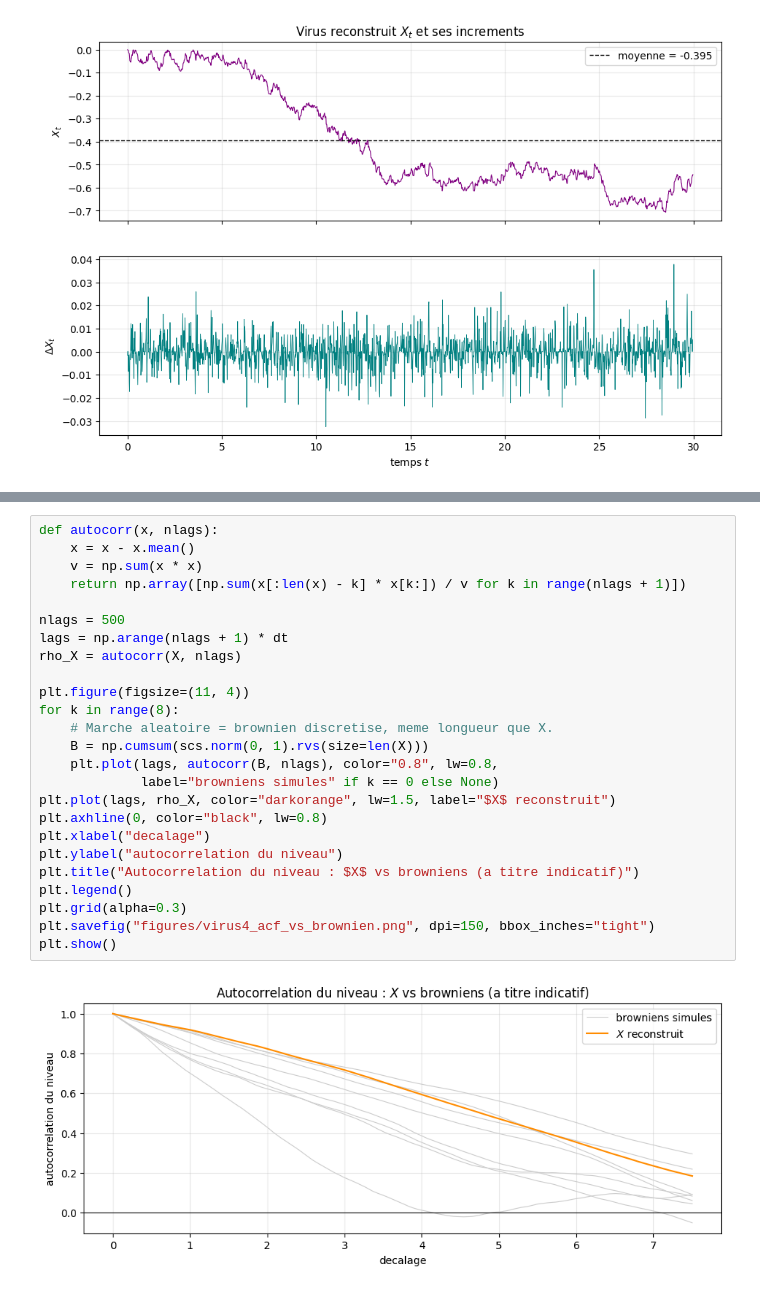
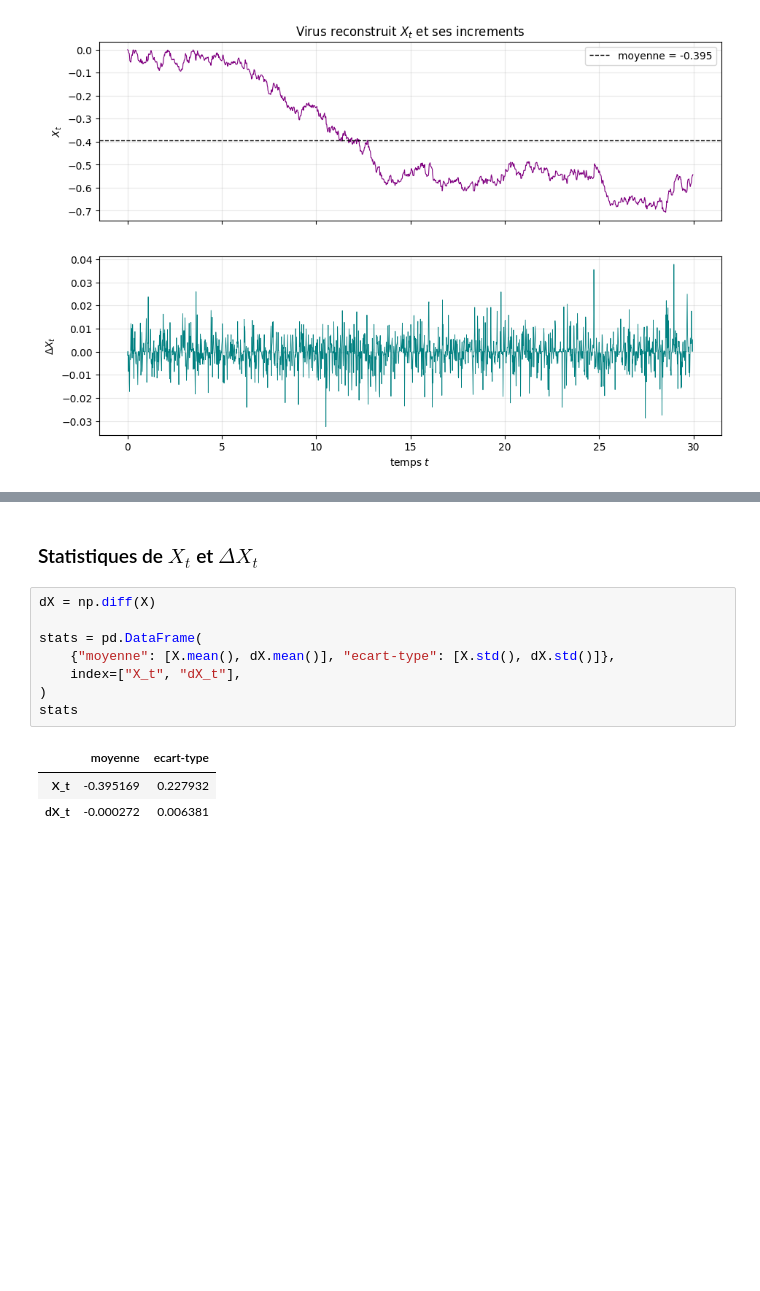
Before and after one commit to Flyioncy/Projet_Stochastiques, a Jupyter notebook: notebook.ipynb, the cells around one changed output, grey strips where cells are left out. Saved outputs shown, nothing was run; the diff lists cells and outputs as text; blank space fills up the shorter version.

```diff
--- a/notebook.ipynb
+++ b/notebook.ipynb
@@ -155,27 +126,14 @@ pourtant tout aussi lentement.
-# %%
-def autocorr(x, nlags):
-    x = x - x.mean()
-    v = np.sum(x * x)
-    return np.array([np.sum(x[:len(x) - k] * x[k:]) / v for k in range(nlags + 1)])
-
-nlags = 500
-lags = np.arange(nlags + 1) * dt
-rho_X = autocorr(X, nlags)
-
-plt.figure(figsize=(11, 4))
-for k in range(8):
-    # Marche aleatoire = brownien discretise, meme longueur que X.
-    B = np.cumsum(scs.norm(0, 1).rvs(size=len(X)))
-    plt.plot(lags, autocorr(B, nlags), color="0.8", lw=0.8,
-             label="browniens simules" if k == 0 else None)
-plt.plot(lags, rho_X, color="darkorange", lw=1.5, label="$X$ reconstruit")
-plt.axhline(0, color="black", lw=0.8)
-plt.xlabel("decalage")
-plt.ylabel("autocorrelation du niveau")
-plt.title("Autocorrelation du niveau : $X$ vs browniens (a titre indicatif)")
-plt.legend()
-plt.grid(alpha=0.3)
-plt.savefig("figures/virus4_acf_vs_brownien.png", dpi=150, bbox_inches="tight")
-plt.show()
-# %% [output]
-[figure, removed]
+# %% [markdown]
+### Statistiques de $X_t$ et $\Delta X_t$
+# %%
+dX = np.diff(X)
+
+stats = pd.DataFrame(
+    {"moyenne": [X.mean(), dX.mean()], "ecart-type": [X.std(), dX.std()]},
+    index=["X_t", "dX_t"],
+)
+stats
+# %% [output]
+|  | moyenne | ecart-type |
+| X_t | -0.395169 | 0.227932 |
+| dX_t | -0.000272 | 0.006381 |
```
Also changed, not shown: parts of 4 cells of this notebook, 3 other files.
